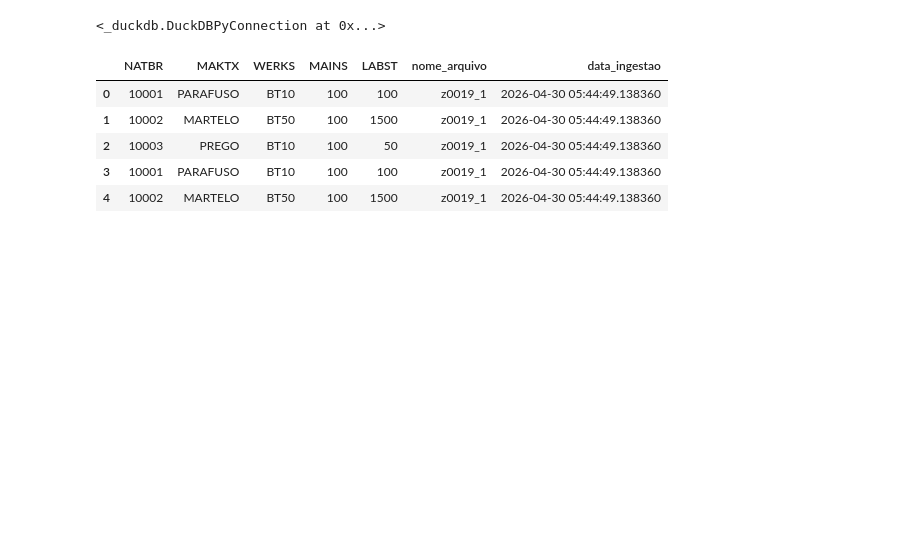
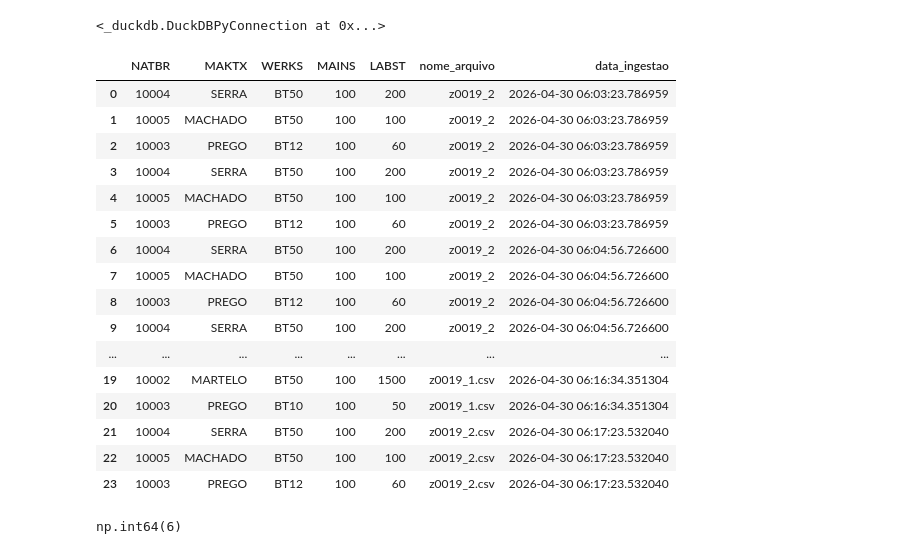
Before and after one commit to marciosantanaleite-lang/p01, a Jupyter notebook: scripts/enriquecimento.ipynb, the cells around one changed output. Saved outputs shown, nothing was run; the diff lists cells and outputs as text; code cells hidden in the pictures; blank space fills up the shorter version.

```diff
--- a/scripts/enriquecimento.ipynb
+++ b/scripts/enriquecimento.ipynb
@@ -10,11 +10,26 @@ con.execute("SELECT * FROM bronze_z0019")
 # %%
 df = con.execute("SELECT * FROM bronze_z0019").fetchdf()
 # %%
-df.head()
+df.head(50)
 # %% [output]
 |  | NATBR | MAKTX | WERKS | MAINS | LABST | nome_arquivo | data_ingestao |
-| 0 | 10001 | PARAFUSO | BT10 | 100 | 100 | z0019_1 | 2026-04-30 05:44:49.138360 |
-| 1 | 10002 | MARTELO | BT50 | 100 | 1500 | z0019_1 | 2026-04-30 05:44:49.138360 |
-| 2 | 10003 | PREGO | BT10 | 100 | 50 | z0019_1 | 2026-04-30 05:44:49.138360 |
-| 3 | 10001 | PARAFUSO | BT10 | 100 | 100 | z0019_1 | 2026-04-30 05:44:49.138360 |
-| 4 | 10002 | MARTELO | BT50 | 100 | 1500 | z0019_1 | 2026-04-30 05:44:49.138360 |
+| 0 | 10004 | SERRA | BT50 | 100 | 200 | z0019_2 | 2026-04-30 06:03:23.786959 |
+| 1 | 10005 | MACHADO | BT50 | 100 | 100 | z0019_2 | 2026-04-30 06:03:23.786959 |
+| 2 | 10003 | PREGO | BT12 | 100 | 60 | z0019_2 | 2026-04-30 06:03:23.786959 |
+| 3 | 10004 | SERRA | BT50 | 100 | 200 | z0019_2 | 2026-04-30 06:03:23.786959 |
+| 4 | 10005 | MACHADO | BT50 | 100 | 100 | z0019_2 | 2026-04-30 06:03:23.786959 |
+| 5 | 10003 | PREGO | BT12 | 100 | 60 | z0019_2 | 2026-04-30 06:03:23.786959 |
+| 6 | 10004 | SERRA | BT50 | 100 | 200 | z0019_2 | 2026-04-30 06:04:56.726600 |
+| 7 | 10005 | MACHADO | BT50 | 100 | 100 | z0019_2 | 2026-04-30 06:04:56.726600 |
+| 8 | 10003 | PREGO | BT12 | 100 | 60 | z0019_2 | 2026-04-30 06:04:56.726600 |
+| 9 | 10004 | SERRA | BT50 | 100 | 200 | z0019_2 | 2026-04-30 06:04:56.726600 |
+| ... | ... | ... | ... | ... | ... | ... | ... |
+| 19 | 10002 | MARTELO | BT50 | 100 | 1500 | z0019_1.csv | 2026-04-30 06:16:34.351304 |
+| 20 | 10003 | PREGO | BT10 | 100 | 50 | z0019_1.csv | 2026-04-30 06:16:34.351304 |
+| 21 | 10004 | SERRA | BT50 | 100 | 200 | z0019_2.csv | 2026-04-30 06:17:23.532040 |
+| 22 | 10005 | MACHADO | BT50 | 100 | 100 | z0019_2.csv | 2026-04-30 06:17:23.532040 |
+| 23 | 10003 | PREGO | BT12 | 100 | 60 | z0019_2.csv | 2026-04-30 06:17:23.532040 |
+# %%
+df.duplicated().sum()
+# %% [output]
+np.int64(6)
```
Also changed, not shown: parts of 20 cells of this notebook, 2 other files.
